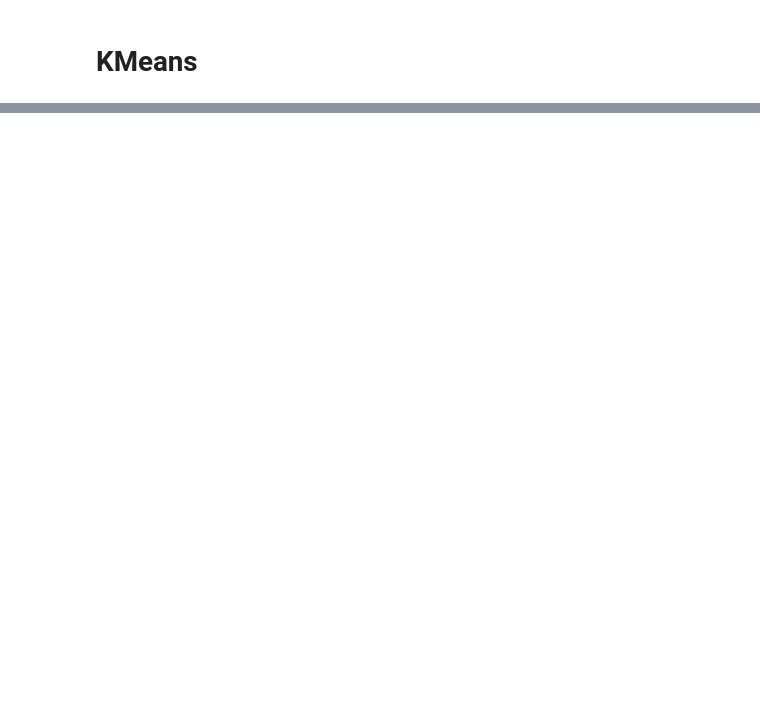
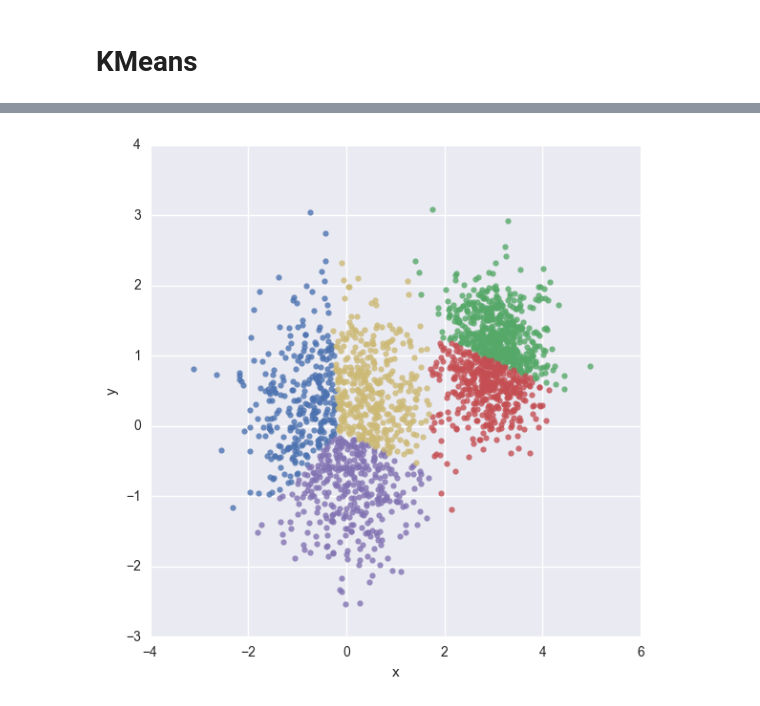
Before and after one commit to uukoala/Lear, a Jupyter notebook: 9.KMeans .ipynb, the cells around one changed output, grey strips where cells are left out. Saved outputs shown, nothing was run; the diff lists cells and outputs as text; code cells hidden in the pictures; blank space fills up the shorter version.

Commit message:
Kmeans

```diff
--- a/9.KMeans .ipynb
+++ b/9.KMeans .ipynb
@@ -32,10 +33,39 @@ visualize_data(samples)
 # %%
-def KMeans(samples, k):
-    vectors = tf.constant(samples)
-    #Init centroids with k random samples
-    centroids = tf.Variable(tf.slice(tf.random_shuffle(samples), [0, 0], [k, -1]))
+#def KMeans(samples, k):
+vectors = tf.constant(samples)
+#Init centroids with k random samples
+centroids = tf.Variable(tf.slice(tf.random_shuffle(samples), [0, 0], [k, -1]))
+expand_vectors = tf.expand_dims(vectors, 0)
+for step in xrange(100):
+    expand_centroids = tf.expand_dims(centroids, 1)
+    #Assign each node to the nearest cluster
+    assignment = tf.argmin(tf.reduce_sum(tf.square(tf.sub(expand_vectors, expand_centroids)), 2), 0)
+    #Update the centroids
+    nearest_indices = tf.to_int32(assignment)
+    partitions = tf.dynamic_partition(samples, nearest_indices, k)
+    update_centroids = tf.assign(centroids, [tf.reduce_mean(partition, 0) for partition in partitions])
 
-    expand_vectors = tf.expand_dims(vectors, 0)
-    expand_centroids = tf.expand_dims(centroids, 1)
-    assignment = tf.argmin(tf.reduce_sum(tf.square(tf.sub(expand_vectors, expand_centroids)), 2), 0)
-    means
+    #return centroids, assignment
+# %%
+model = tf.initialize_all_variables()
+#centroids_, assignment_ = KMeans(samples, 4)
+with tf.Session() as sess:
+    sess.run(model)
+    for step in range(100):
+        _ = sess.run(update_centroids)
+        centroids_value = sess.run(centroids)
+        assignment_value = sess.run(assignment)
+        #centroids_value = sess.run(centroids)
+        #assignment_value = sess.run(assignment)
+
+    data = {"x":[], "y":[], "cluster":[]}
+    for i in xrange(len(assignment_value)):
+        data["x"].append(samples[i][0])
+        data["y"].append(samples[i][1])
+        data["cluster"].append(assignment_value[i])
+
+    df = pd.DataFrame(data)
+    sns.lmplot("x", "y", data=df, fit_reg=False, size=6, hue="cluster", legend=False)
+    plt.show()
+# %% [output]
+[figure, added]
```
Also changed, not shown: parts of 1 cell of this notebook.
